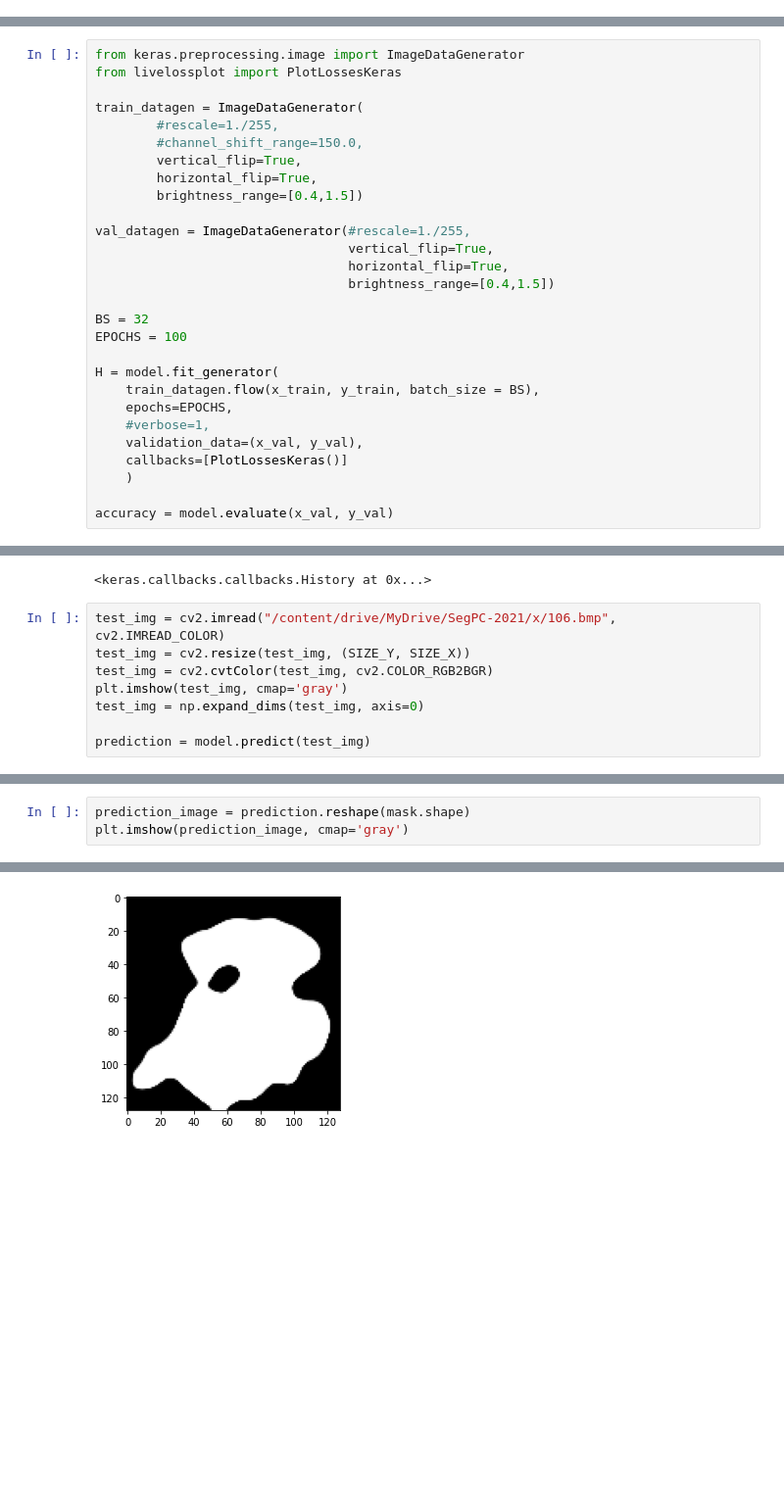
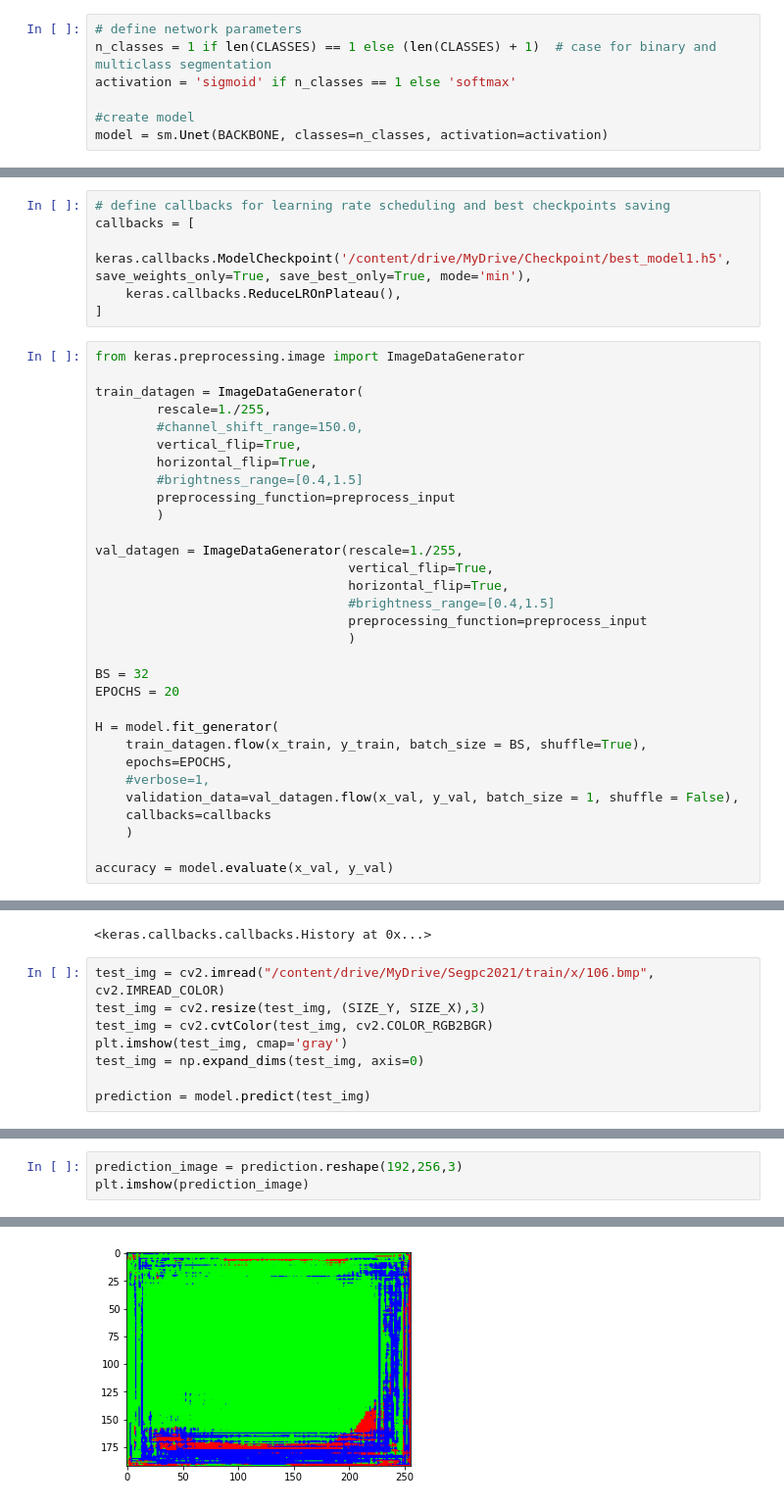
Before and after one commit to bhanuteja2001/SegPC-2021, a Jupyter notebook: Unet.ipynb, the cells around one changed output, grey strips where cells are left out. Shown at 98% size. Saved outputs shown, nothing was run; the diff lists cells and outputs as text; blank space fills up the shorter version.

```diff
--- a/Unet.ipynb
+++ b/Unet.ipynb
@@ -141,0 +103,7 @@ model.compile('adam', loss=sm.losses.DiceLoss(), metrics=[sm.metrics.iou_score])
+# %%
+# define network parameters
+n_classes = 1 if len(CLASSES) == 1 else (len(CLASSES) + 1)  # case for binary and multiclass segmentation
+activation = 'sigmoid' if n_classes == 1 else 'softmax'
+
+#create model
+model = sm.Unet(BACKBONE, classes=n_classes, activation=activation)
@@ -163,31 +153,40 @@ def get_checkpoint_every_epoch():
     return checkpoint1, checkpoint2
 
 checkpoint_every_epoch = list(get_checkpoint_every_epoch())
+# %%
+# define callbacks for learning rate scheduling and best checkpoints saving
+callbacks = [
+    keras.callbacks.ModelCheckpoint('/content/drive/MyDrive/Checkpoint/best_model1.h5', save_weights_only=True, save_best_only=True, mode='min'),
+    keras.callbacks.ReduceLROnPlateau(),
+]
 # %%
 from keras.preprocessing.image import ImageDataGenerator
-from livelossplot import PlotLossesKeras
 
 train_datagen = ImageDataGenerator(
-        #rescale=1./255,
+        rescale=1./255,
         #channel_shift_range=150.0,
         vertical_flip=True,
         horizontal_flip=True,
-        brightness_range=[0.4,1.5])
+        #brightness_range=[0.4,1.5]
+        preprocessing_function=preprocess_input
+        )
 
-val_datagen = ImageDataGenerator(#rescale=1./255,
+val_datagen = ImageDataGenerator(rescale=1./255,
                                  vertical_flip=True,
                                  horizontal_flip=True,
-                                 brightness_range=[0.4,1.5])
+                                 #brightness_range=[0.4,1.5]
+                                 preprocessing_function=preprocess_input
+                                 )
 
 BS = 32
-EPOCHS = 100
+EPOCHS = 20
 
 H = model.fit_generator(
-    train_datagen.flow(x_train, y_train, batch_size = BS),
+    train_datagen.flow(x_train, y_train, batch_size = BS, shuffle=True),
     epochs=EPOCHS,
     #verbose=1,
-    validation_data=(x_val, y_val),
-    callbacks=[PlotLossesKeras()]
+    validation_data=val_datagen.flow(x_val, y_val, batch_size = 1, shuffle = False),
+    callbacks=callbacks
     )
 
 accuracy = model.evaluate(x_val, y_val)
@@ -234,8 +246,8 @@ Epoch 1000/1000
 238/238 [==============================] - 2s 8ms/step - loss: -0.9845 - iou_score: 127.8098 - val_loss: -0.2811 - val_iou_score: 1.8220
 <keras.callbacks.callbacks.History at 0x...>
 # %%
-test_img = cv2.imread("/content/drive/MyDrive/SegPC-2021/x/106.bmp", cv2.IMREAD_COLOR)
-test_img = cv2.resize(test_img, (SIZE_Y, SIZE_X))
+test_img = cv2.imread("/content/drive/MyDrive/Segpc2021/train/x/106.bmp", cv2.IMREAD_COLOR)
+test_img = cv2.resize(test_img, (SIZE_Y, SIZE_X),3)
 test_img = cv2.cvtColor(test_img, cv2.COLOR_RGB2BGR)
 plt.imshow(test_img, cmap='gray')
 test_img = np.expand_dims(test_img, axis=0)
@@ -246,6 +258,6 @@ prediction = model.predict(test_img)
 # %%
-prediction_image = prediction.reshape(mask.shape)
-plt.imshow(prediction_image, cmap='gray')
+prediction_image = prediction.reshape(192,256,3)
+plt.imshow(prediction_image)
 # %% [output]
 <matplotlib.image.AxesImage at 0x...>
-[figure, old version]
+[figure, new version]
```
Also changed, not shown: parts of 16 cells of this notebook.
